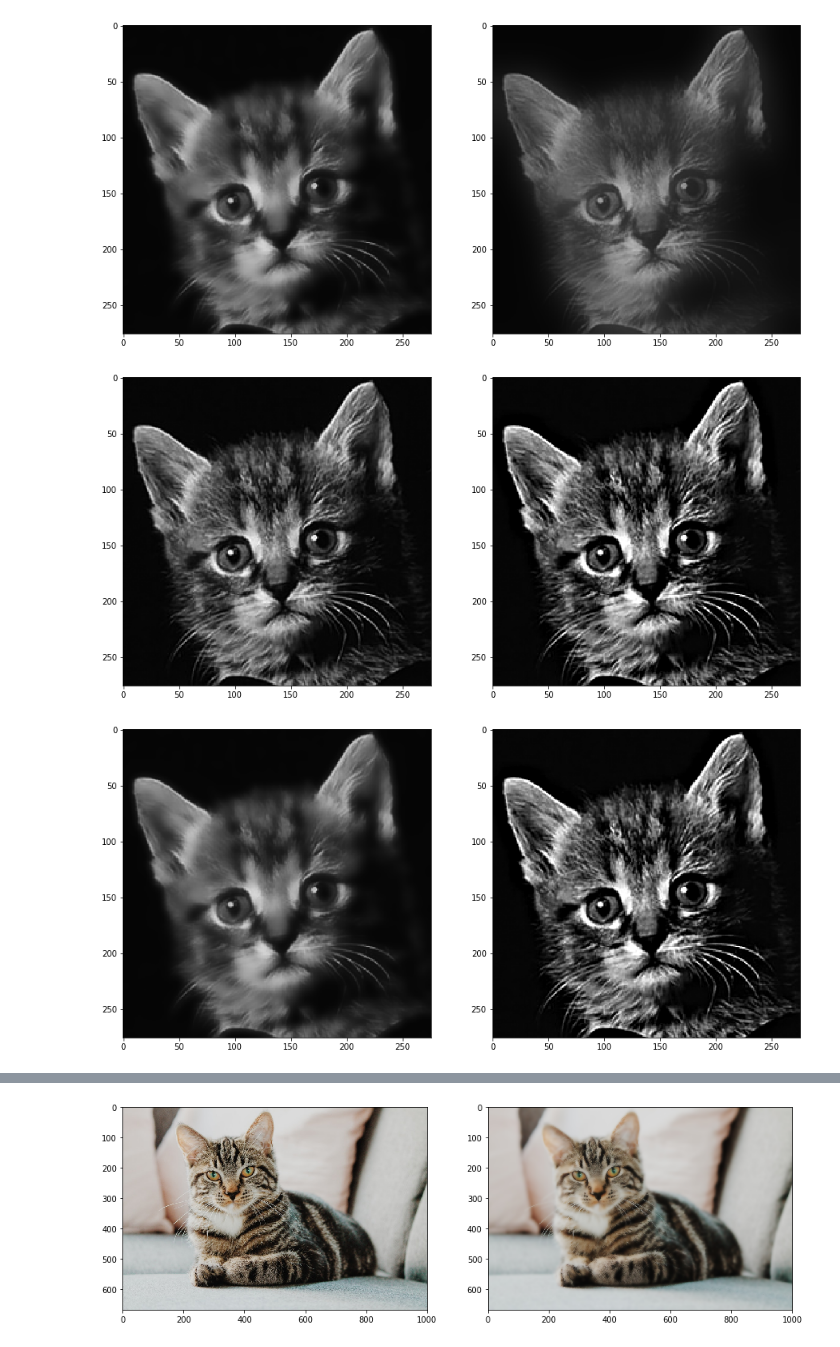
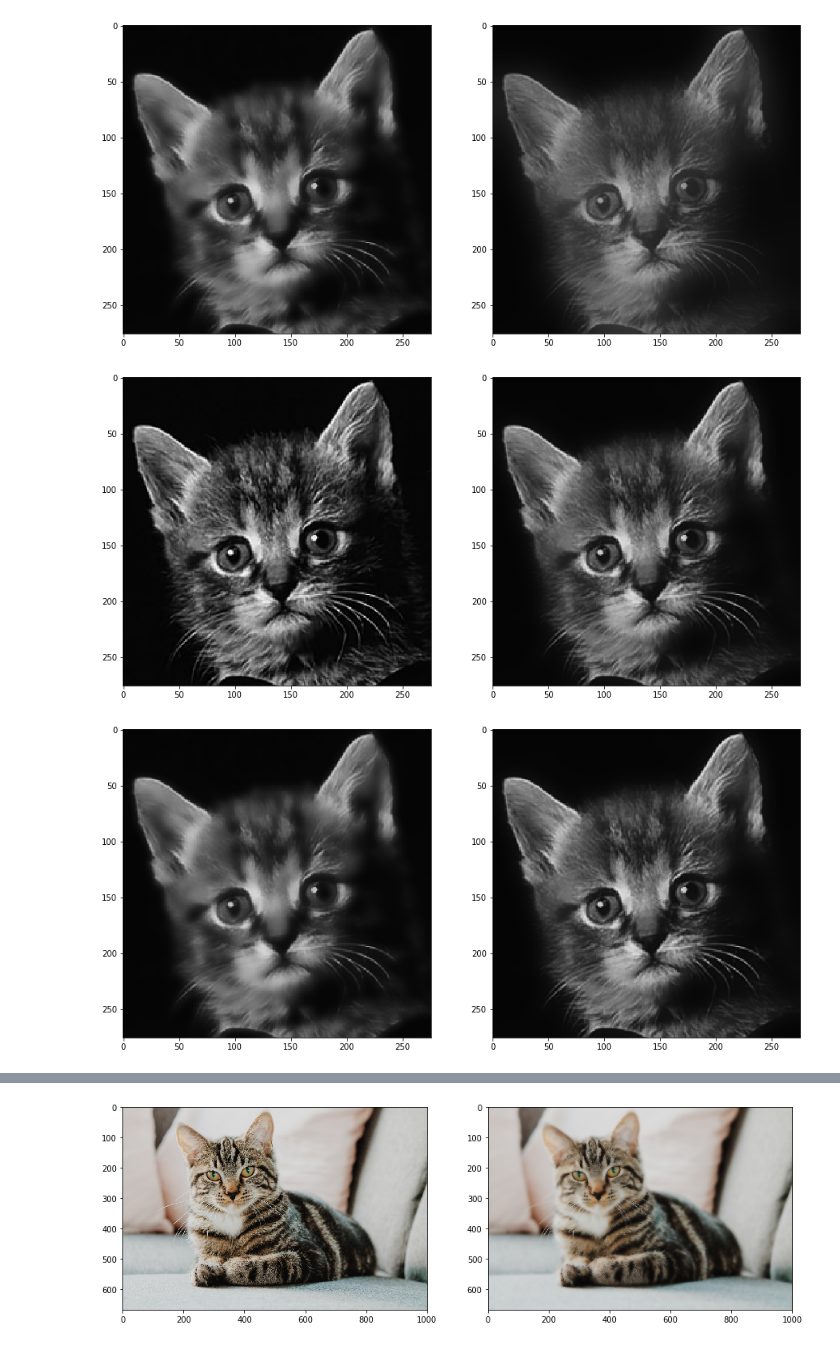
Before and after one commit to wpfhtl/gpu-guided-filter, a Jupyter notebook: src/guided_filter_cpu.ipynb, the cells around one changed output, grey strips where cells are left out. Drawn from its saved outputs; the diff is of its cells as text; code cells hidden in the pictures.

Commit message:
cpu: fixed datatype for opencv version

```diff
--- a/src/guided_filter_cpu.ipynb
+++ b/src/guided_filter_cpu.ipynb
@@ -44,6 +44,7 @@ def compare(a, b):
 # %%
 I = cv2.imread("../data/cat.png")
 I_normed = I / 255
+I_normed = np.float32(I_normed) # else it is float64 and opencv doesn't accept it
 
 filtered = Guidedfilter(I_normed, I_normed, 8, 0.2 ** 2)
 # %timeit filtered = Guidedfilter(I_normed, I_normed, 8, 0.2 ** 2)
@@ -91,17 +92,17 @@ compare(filtered, filteredfast)
 # %% [output]
 [figure]
 # %%
-filteredcv2 = guidedFilter(I, I, 8, 0.2 ** 2)
+filteredcv2 = guidedFilter(I_normed, I_normed, 8, 0.2 ** 2)
 # %timeit filteredcv2 = guidedFilter(I, I, 8, 0.2 ** 2)
 
 compare(I, filteredcv2)
 # %% [output]
-[figure, old version]
+[figure, new version]
 # %%
 # compare our non-fast with cv2:
 compare(filtered, filteredcv2)
 # %% [output]
-[figure, old version]
+[figure, new version]
 # %%
 # compare our fast with cv2:
 compare(filteredfast, filteredcv2)
```
Also changed, not shown: parts of 3 cells of this notebook.
